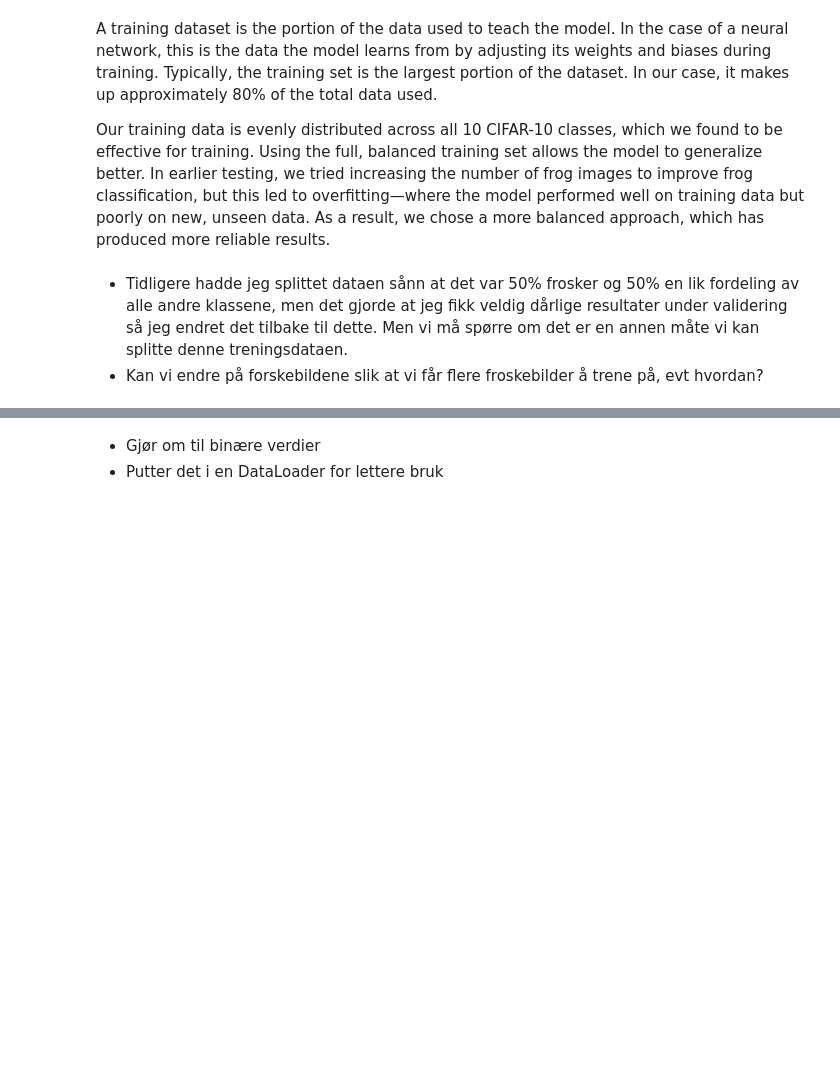
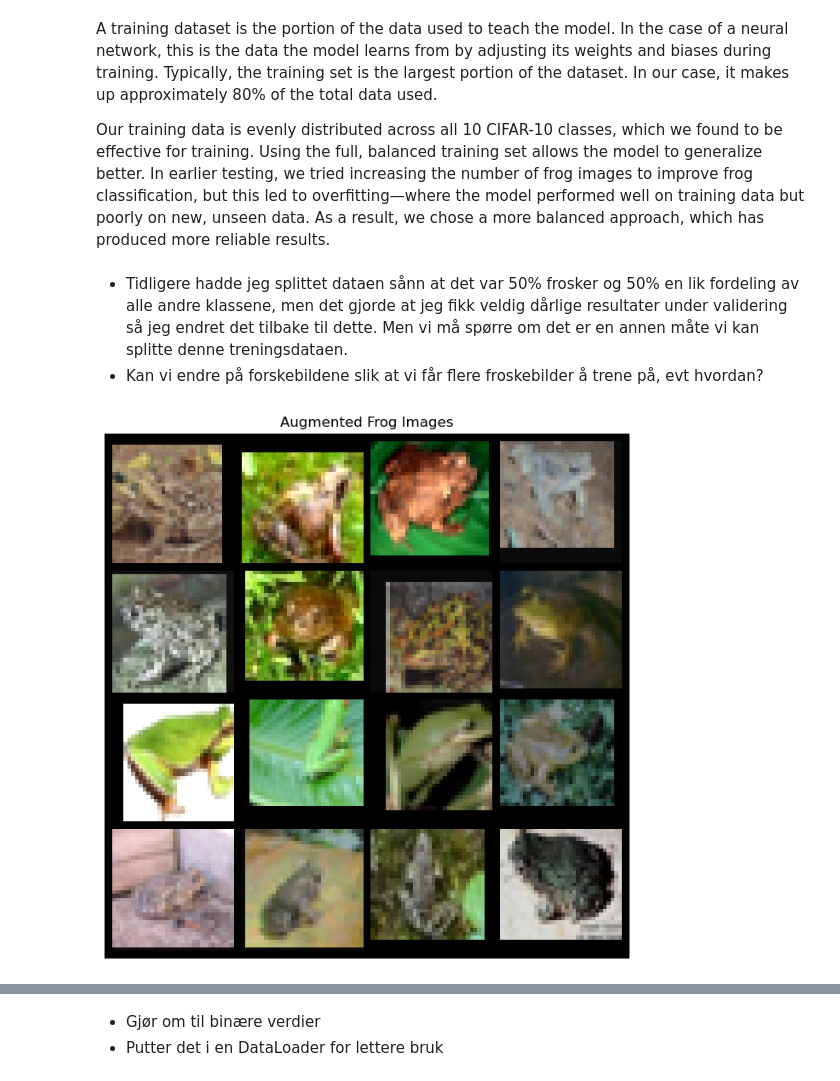
Before and after one commit to StefanMalv/INFO284_SemesterOppgave_2025V, a Jupyter notebook: Oppgave2/main2.ipynb, the cells around one changed output, grey strips where cells are left out. Saved outputs shown, nothing was run; the diff lists cells and outputs as text; code cells hidden in the pictures; blank space fills up the shorter version.

Commit message:
Endringer etter seminar
Har addet visualisering til augmented images. Neste jeg må gjøre er å adde early stopping.

```diff
--- a/Oppgave2/main2.ipynb
+++ b/Oppgave2/main2.ipynb
@@ -256,7 +257,9 @@ augmented_transform = v2.Compose([
 ])
 # %%
 # Loading in the dataset to be augmented
-training_data = torchvision.datasets.CIFAR10(root='./data', train=True,
+augmented_training_data = torchvision.datasets.CIFAR10(root='./data', train=True,
                                         download=True, transform=augmented_transform)
 
-augmented_images = Subset(training_data, range(0, 10000))
+frog_indices = [i for i, (_, label) in enumerate(augmented_training_data) if label == 6]
+
+augmented_frog_iamges = Subset(augmented_training_data, frog_indices)
@@ -265,2 +266,29 @@ augmented_images = Subset(training_data, range(0, 10000))
+# %%
+# Function to unnormalize the image
+def unnormalize(img_tensor):
+    return img_tensor * 0.5 + 0.5  # inverse of normalization: (img * std) + mean
+# %%
+# Visulize the augmented dataset
+
+# Function to visualize a batch of images
+
+loader = DataLoader(augmented_frog_iamges, batch_size=16, shuffle=True)
+data_iter = iter(loader)
+images, _ = next(data_iter)
+
+# Unnormalize
+images = unnormalize(images)
+
+# Make a grid
+img_grid = torchvision.utils.make_grid(images, nrow=4)
+
+# Convert to numpy and show
+plt.figure(figsize=(8, 8))
+plt.imshow(img_grid.permute(1, 2, 0).numpy())
+plt.axis('off')
+plt.title('Augmented Frog Images')
+plt.show()
+# %% [output]
+[figure, added]
 # %%
 # New traningdataset
```
Also changed, not shown: parts of 7 cells of this notebook, 1 other file.
